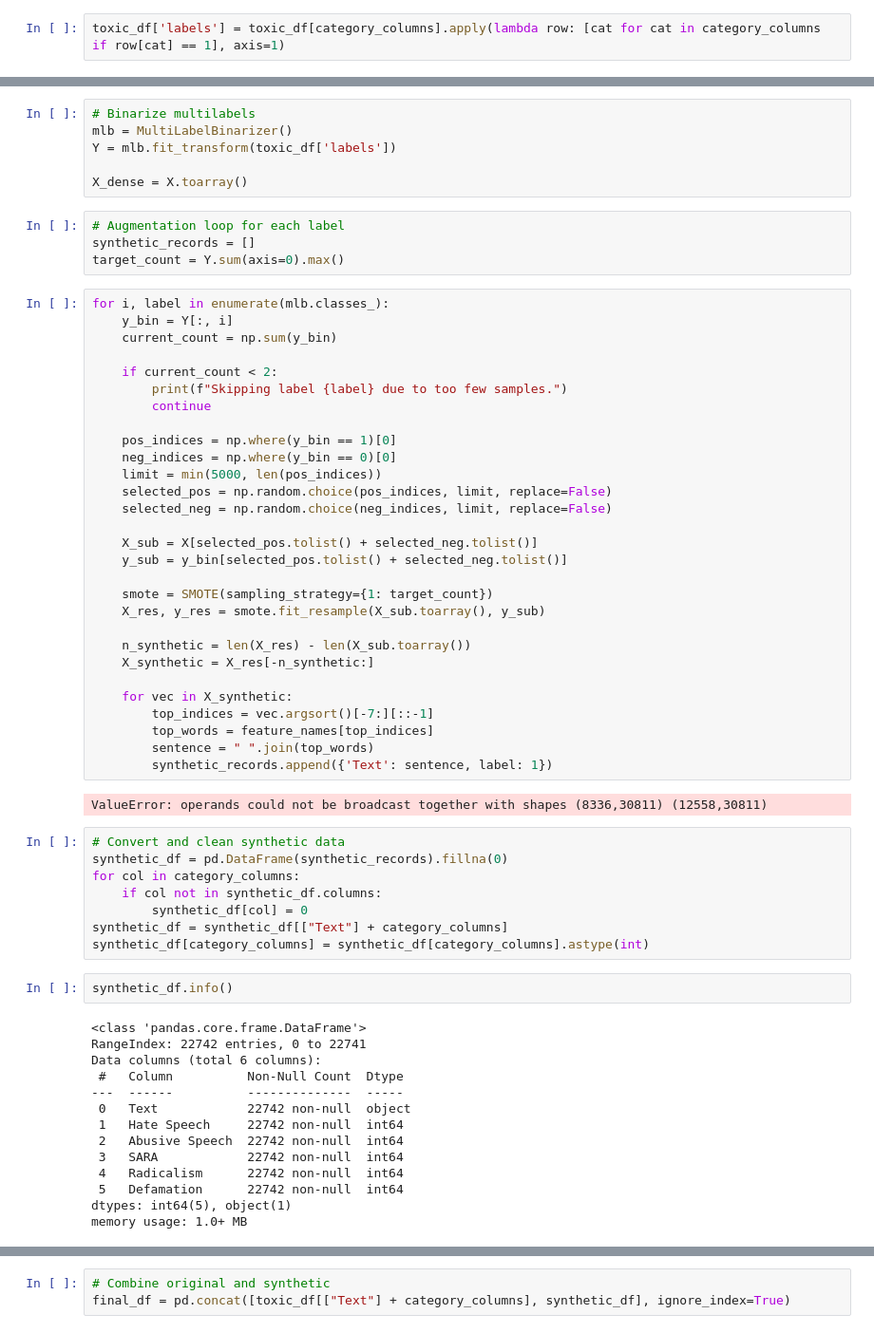
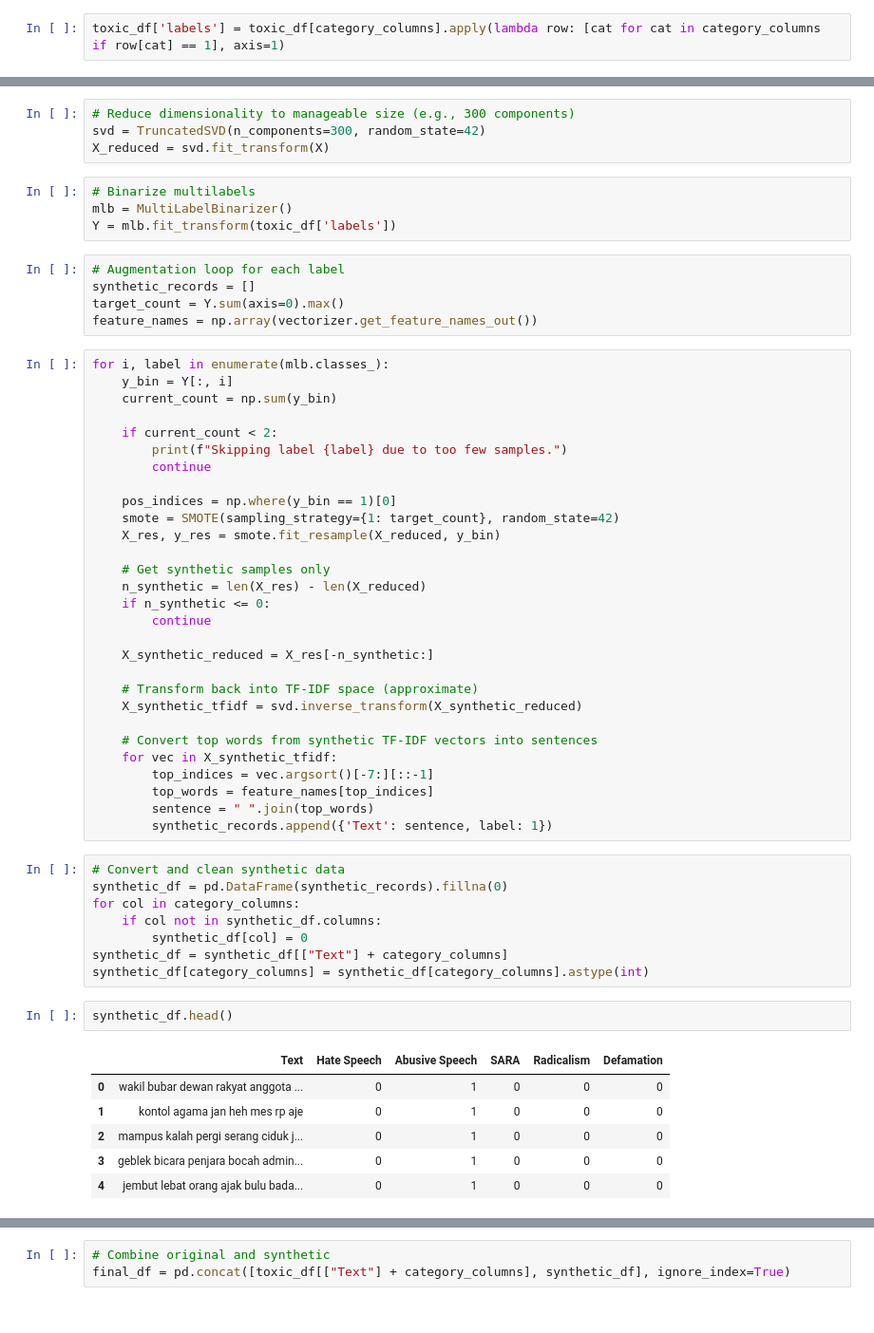
Before and after one commit to RML1812/safe-anonymous-chat-bot-telegram, a Jupyter notebook: model-creation/IndoBERT Toxicity Classification Model.ipynb, the cells around one changed output, grey strips where cells are left out. Shown at 95% size. Saved outputs shown, nothing was run; the diff lists cells and outputs as text.

```diff
--- a/model-creation/IndoBERT Toxicity Classification Model.ipynb
+++ b/model-creation/IndoBERT Toxicity Classification Model.ipynb
@@ -383,13 +384,16 @@ feature_names = np.array(vectorizer.get_feature_names_out())
+# %%
+# Reduce dimensionality to manageable size (e.g., 300 components)
+svd = TruncatedSVD(n_components=300, random_state=42)
+X_reduced = svd.fit_transform(X)
 # %%
 # Binarize multilabels
 mlb = MultiLabelBinarizer()
 Y = mlb.fit_transform(toxic_df['labels'])
-
-X_dense = X.toarray()
 # %%
 # Augmentation loop for each label
 synthetic_records = []
 target_count = Y.sum(axis=0).max()
+feature_names = np.array(vectorizer.get_feature_names_out())
 # %%
 for i, label in enumerate(mlb.classes_):
     y_bin = Y[:, i]
@@ -400,27 +404,25 @@ for i, label in enumerate(mlb.classes_):
         continue
 
     pos_indices = np.where(y_bin == 1)[0]
-    neg_indices = np.where(y_bin == 0)[0]
-    limit = min(5000, len(pos_indices))
-    selected_pos = np.random.choice(pos_indices, limit, replace=False)
-    selected_neg = np.random.choice(neg_indices, limit, replace=False)
+    smote = SMOTE(sampling_strategy={1: target_count}, random_state=42)
+    X_res, y_res = smote.fit_resample(X_reduced, y_bin)
 
-    X_sub = X[selected_pos.tolist() + selected_neg.tolist()]
-    y_sub = y_bin[selected_pos.tolist() + selected_neg.tolist()]
+    # Get synthetic samples only
+    n_synthetic = len(X_res) - len(X_reduced)
+    if n_synthetic <= 0:
+        continue
 
-    smote = SMOTE(sampling_strategy={1: target_count})
-    X_res, y_res = smote.fit_resample(X_sub.toarray(), y_sub)
+    X_synthetic_reduced = X_res[-n_synthetic:]
 
-    n_synthetic = len(X_res) - len(X_sub.toarray())
-    X_synthetic = X_res[-n_synthetic:]
+    # Transform back into TF-IDF space (approximate)
+    X_synthetic_tfidf = svd.inverse_transform(X_synthetic_reduced)
 
-    for vec in X_synthetic:
+    # Convert top words from synthetic TF-IDF vectors into sentences
+    for vec in X_synthetic_tfidf:
         top_indices = vec.argsort()[-7:][::-1]
         top_words = feature_names[top_indices]
         sentence = " ".join(top_words)
         synthetic_records.append({'Text': sentence, label: 1})
-# %% [output]
-ValueError: operands could not be broadcast together with shapes (8336,30811) (12558,30811)
 # %%
 # Convert and clean synthetic data
 synthetic_df = pd.DataFrame(synthetic_records).fillna(0)
@@ -430,21 +432,14 @@ for col in category_columns:
 synthetic_df = synthetic_df[["Text"] + category_columns]
 synthetic_df[category_columns] = synthetic_df[category_columns].astype(int)
 # %%
-synthetic_df.info()
+synthetic_df.head()
 # %% [output]
-<class 'pandas.core.frame.DataFrame'>
-RangeIndex: 22742 entries, 0 to 22741
-Data columns (total 6 columns):
- #   Column          Non-Null Count  Dtype
----  ------          --------------  -----
- 0   Text            22742 non-null  object
- 1   Hate Speech     22742 non-null  int64
- 2   Abusive Speech  22742 non-null  int64
- 3   SARA            22742 non-null  int64
- 4   Radicalism      22742 non-null  int64
- 5   Defamation      22742 non-null  int64
-dtypes: int64(5), object(1)
-memory usage: 1.0+ MB
+|  | Text | Hate Speech | Abusive Speech | SARA | Radicalism | Defamation |
+| 0 | wakil bubar dewan rakyat anggota ... | 0 | 1 | 0 | 0 | 0 |
+| 1 | kontol agama jan heh mes rp aje | 0 | 1 | 0 | 0 | 0 |
+| 2 | mampus kalah pergi serang ciduk j... | 0 | 1 | 0 | 0 | 0 |
+| 3 | geblek bicara penjara bocah admin... | 0 | 1 | 0 | 0 | 0 |
+| 4 | jembut lebat orang ajak bulu bada... | 0 | 1 | 0 | 0 | 0 |
 # %%
 synthetic_df[category_columns].apply(lambda col: (col == 1).sum())
 # %% [output]
```
Also changed, not shown: parts of 62 cells of this notebook, 4 other files.
